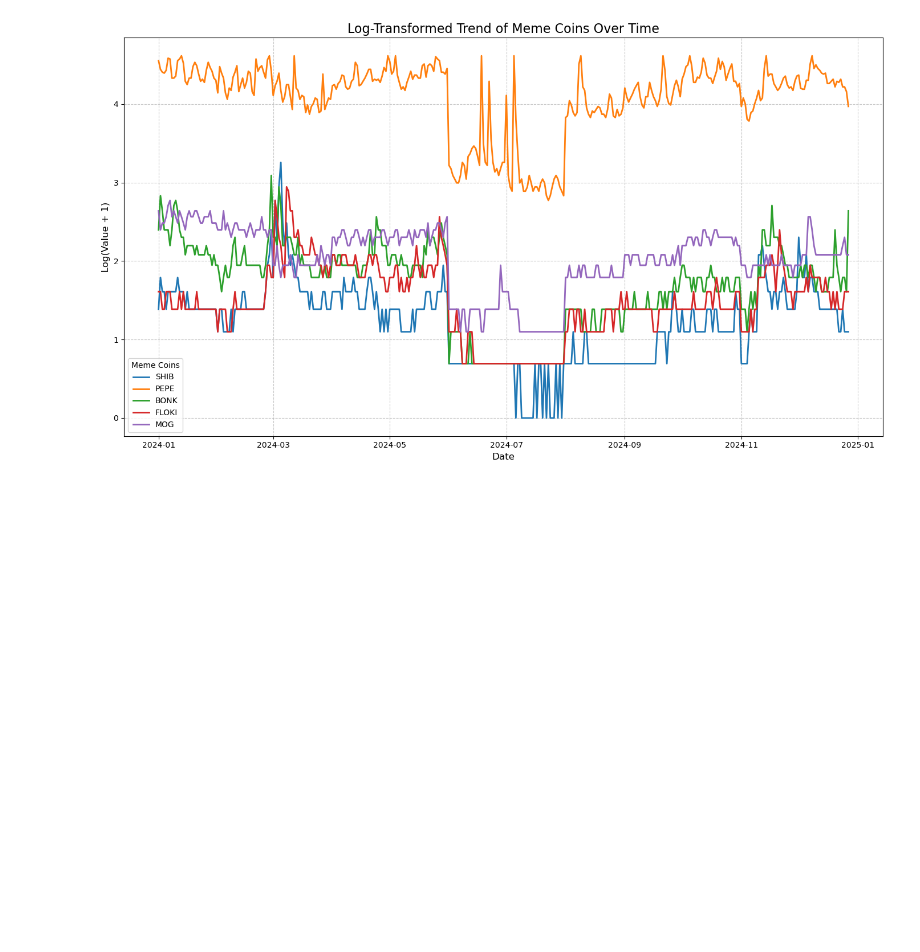
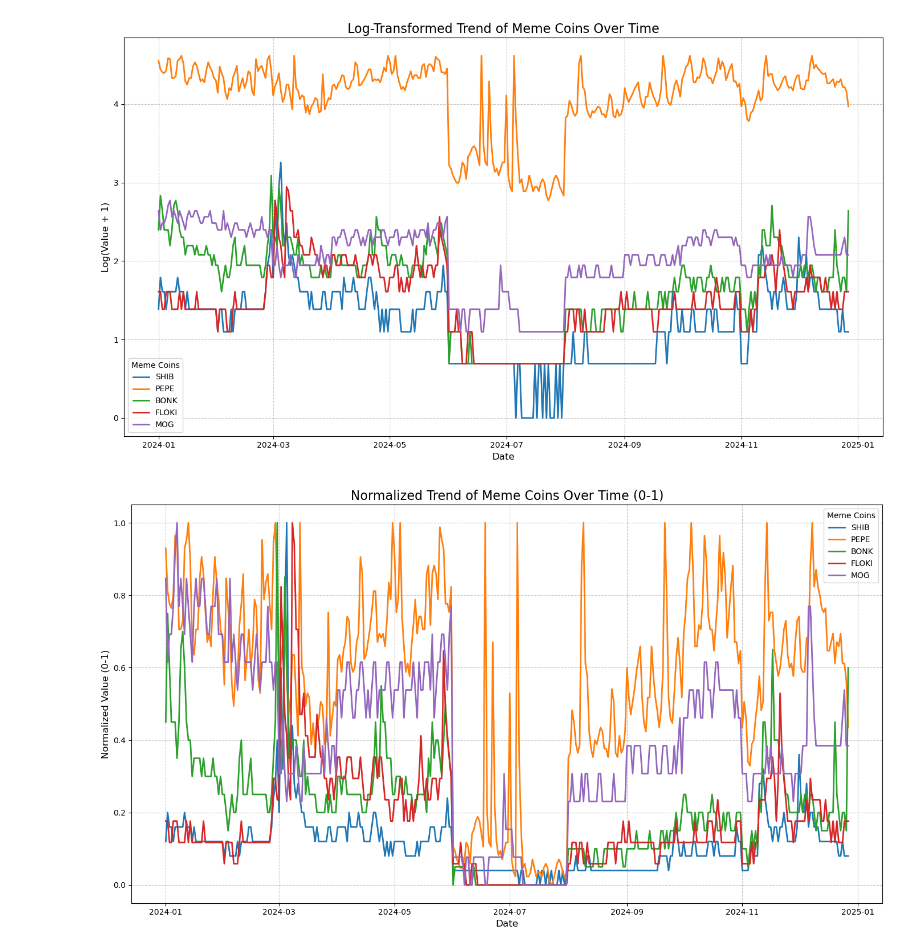
Before and after one commit to WIse4466/laughing-memory, a Jupyter notebook: volume_profile_analysis.ipynb, the cells around one changed output. Saved outputs shown, nothing was run; the diff lists cells and outputs as text; code cells hidden in the pictures; blank space fills up the shorter version.

```diff
--- a/volume_profile_analysis.ipynb
+++ b/volume_profile_analysis.ipynb
@@ -137,3 +241,34 @@ plt.tight_layout()
 plt.show()
 # %% [output]
 [figure]
+# %%
+# 將需要的數據標準化到 0-1
+normalized_data = google_trends_data.copy()
+normalized_data[['SHIB', 'PEPE', 'BONK', 'FLOKI', 'MOG']] = scaler.fit_transform(
+    google_trends_data[['SHIB', 'PEPE', 'BONK', 'FLOKI', 'MOG']]
+)
+
+# 繪製標準化後的折線圖
+plt.figure(figsize=(14, 8))
+for coin in ['SHIB', 'PEPE', 'BONK', 'FLOKI', 'MOG']:
+    plt.plot(normalized_data['date'], normalized_data[coin], label=coin, linewidth=2)
+
+# 添加標題和軸標籤
+plt.title("Normalized Trend of Meme Coins Over Time (0-1)", fontsize=16)
+plt.xlabel("Date", fontsize=12)
+plt.ylabel("Normalized Value (0-1)", fontsize=12)
+
+# 添加圖例和網格
+plt.legend(title="Meme Coins")
+plt.grid(True, linestyle='--', alpha=0.7)
+
+# 調整圖表佈局
+plt.tight_layout()
+
+# 儲存圖表
+plt.savefig("Normalized_Trend_of_Meme_Coins_Over_Time.png")
+
+# 顯示圖表
+plt.show()
+# %% [output]
+[figure, added]
```
Also changed, not shown: parts of 7 cells of this notebook, 13 other files.
